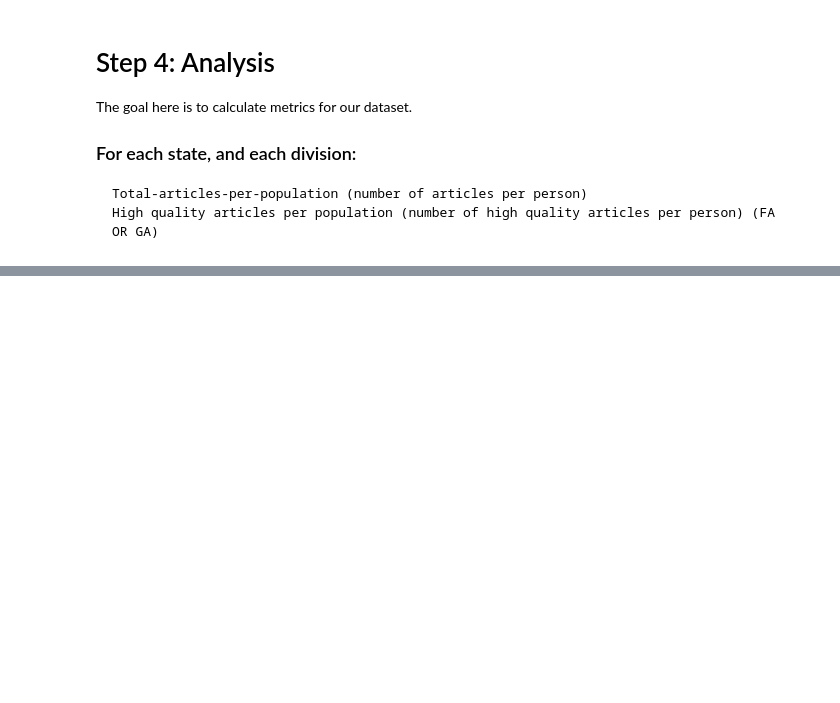
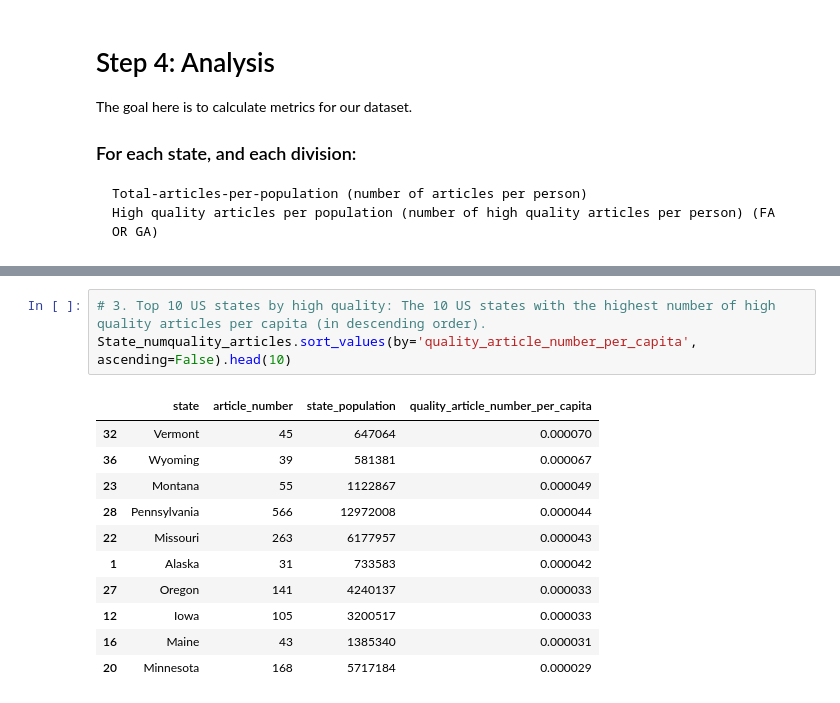
Before and after one commit to ZachBowyer/data-512-homework_2, a Jupyter notebook: src/Analysis.ipynb, the cells around one changed output, grey strips where cells are left out. Saved outputs shown, nothing was run; the diff lists cells and outputs as text; blank space fills up the shorter version.

```diff
--- a/src/Analysis.ipynb
+++ b/src/Analysis.ipynb
@@ -426,0 +550,15 @@ Census divisions by high quality coverage: Rank ordered list of US census divisi
+# %%
+# 3. Top 10 US states by high quality: The 10 US states with the highest number of high quality articles per capita (in descending order).
+State_numquality_articles.sort_values(by='quality_article_number_per_capita', ascending=False).head(10)
+# %% [output]
+|  | state | article_number | state_population | quality_article_number_per_capita |
+| 32 | Vermont | 45 | 647064 | 0.000070 |
+| 36 | Wyoming | 39 | 581381 | 0.000067 |
+| 23 | Montana | 55 | 1122867 | 0.000049 |
+| 28 | Pennsylvania | 566 | 12972008 | 0.000044 |
+| 22 | Missouri | 263 | 6177957 | 0.000043 |
+| 1 | Alaska | 31 | 733583 | 0.000042 |
+| 27 | Oregon | 141 | 4240137 | 0.000033 |
+| 12 | Iowa | 105 | 3200517 | 0.000033 |
+| 16 | Maine | 43 | 1385340 | 0.000031 |
+| 20 | Minnesota | 168 | 5717184 | 0.000029 |
```
Also changed, not shown: parts of 11 cells of this notebook, 2 other files.
